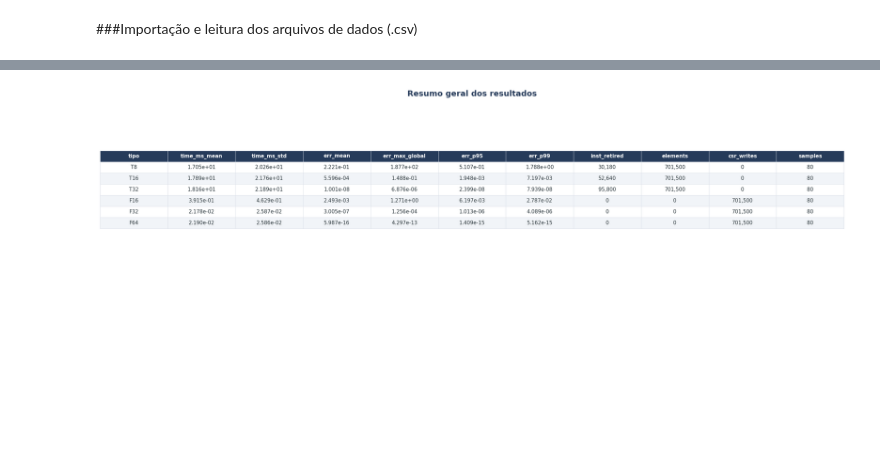
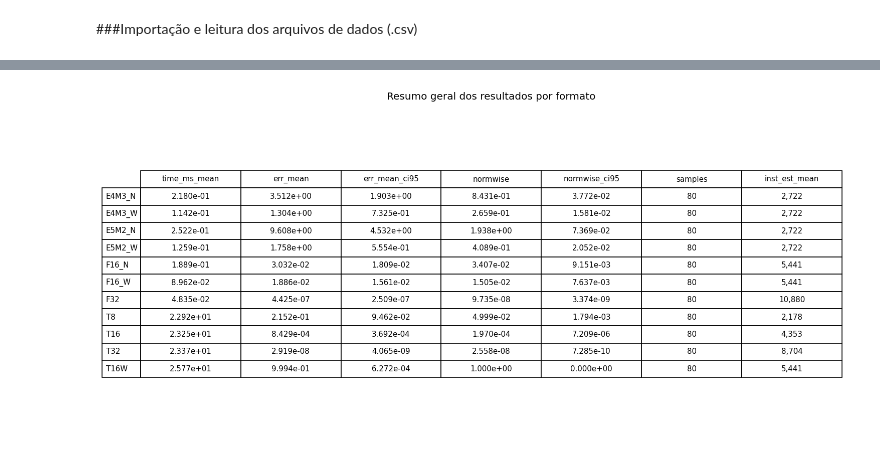
Before and after one commit to Thalesed/Trabalho_AOC, a Jupyter notebook: benchmark/benchmark_takum.ipynb, the cells around one changed output, grey strips where cells are left out. Saved outputs shown, nothing was run; the diff lists cells and outputs as text; code cells hidden in the pictures; blank space fills up the shorter version.

```diff
--- a/benchmark/benchmark_takum.ipynb
+++ b/benchmark/benchmark_takum.ipynb
@@ -145,83 +198,76 @@ table_by_size(df, FIG_DIR)
 # %%
-def plot_table(df: pd.DataFrame, title: str, filename: str,
-               out_dir: Path, figsize=None) -> None:
-    data = df.copy()
 
-    data.index = data.index.astype(str)
-    data = data.reset_index(names="tipo" if data.index.name is None else data.index.name)
+def plot_table(data, title, filename, fig_dir=FIG_DIR, figsize=None):
+    data = data.copy()
+
+    if isinstance(data.columns, pd.MultiIndex):
+        data.columns = [
+            " - ".join(str(x) for x in col if str(x) != "")
+            for col in data.columns
+        ]
+    else:
+        data.columns = [str(col) for col in data.columns]
+
+    def _fmt(col, x):
+        if pd.isna(x):
+            return "—"
+        cl = col.lower()
+        if any(k in cl for k in ("err", "time", "std", "ci95", "normwise")):
+            return f"{x:.3e}"
+        if "inst" in cl or "chunk" in cl:
+            # instruções / chunks: inteiro com milhar
+            return f"{int(round(x)):,}"
+        return f"{x:.4g}"
 
     for col in data.columns:
         if pd.api.types.is_numeric_dtype(data[col]):
-            if any(x in col.lower() for x in ["err", "time", "std"]):
-                data[col] = data[col].map(
-                    lambda x: f"{x:.3e}" if pd.notna(x) else "—"
-                )
-            else:
-                data[col] = data[col].map(
-                    lambda x: f"{x:,.0f}" if pd.notna(x) else "—"
-                )
-
-    nrows, ncols = data.shape
+            data[col] = data[col].map(lambda x, c=col: _fmt(c, x))
 
     if figsize is None:
-        figsize = (max(12, ncols * 1.7), max(3, nrows * 0.55 + 1.5))
+        figsize = (
+            max(12, len(data.columns) * 1.8),
+            max(3, len(data) * 0.45 + 1),
+        )
 
     fig, ax = plt.subplots(figsize=figsize)
     ax.axis("off")
 
     table = ax.table(
         cellText=data.values,
         colLabels=data.columns,
+        rowLabels=data.index,
         cellLoc="center",
-        colLoc="center",
         loc="center",
     )
-
     table.auto_set_font_size(False)
     table.set_fontsize(9)
     table.scale(1, 1.5)
 
-    for (row, col), cell in table.get_celld().items():
-        cell.set_edgecolor("#D9DEE7")
-        cell.set_linewidth(0.6)
+    ax.set_title(title, pad=20)
+    plt.tight_layout()
 
-        if row == 0:
-            cell.set_facecolor("#263B5A")
-            cell.set_text_props(color="white", weight="bold")
-        else:
-            cell.set_facecolor("#F1F4F8" if row % 2 == 0 else "white")
-            cell.set_text_props(color="#263238")
-
-    ax.set_title(
-        title,
-        fontsize=14,
-        fontweight="bold",
-        color="#263B5A",
-        pad=20,
-    )
-
-    fig.tight_layout()
-    fig.savefig(out_dir / filename, dpi=300, bbox_inches="tight")
+    fig_dir.mkdir(parents=True, exist_ok=True)
+    plt.savefig(fig_dir / filename, dpi=300, bbox_inches="tight")
     plt.show()
-    plt.close(fig)
+    plt.close()
 
 
-summary = table_summary(df, FIG_DIR)
-by_size = table_by_size(df, FIG_DIR)
+summary = table_summary(stats, df, FIG_DIR)
+by_size = table_by_size(stats, FIG_DIR)
 
 plot_table(
     summary,
-    "Resumo geral dos resultados",
+    "Resumo geral dos resultados por formato",
     "tbl_summary.png",
-    FIG_DIR,
+    FIG_DIR
 )
 
 plot_table(
     by_size,
-    "Resultados por tamanho da matriz",
+    "Resultados e intervalos de confiança por dimensão",
     "tbl_by_size.png",
     FIG_DIR,
-    figsize=(16, max(4, len(by_size) * 0.55 + 2)),
+    figsize=(20, max(4, len(by_size) * 0.55 + 2))
 )
 # %% [output]
-[figure, old version]
+[figure, new version]
```
Also changed, not shown: parts of 16 cells of this notebook, 1 other file.
